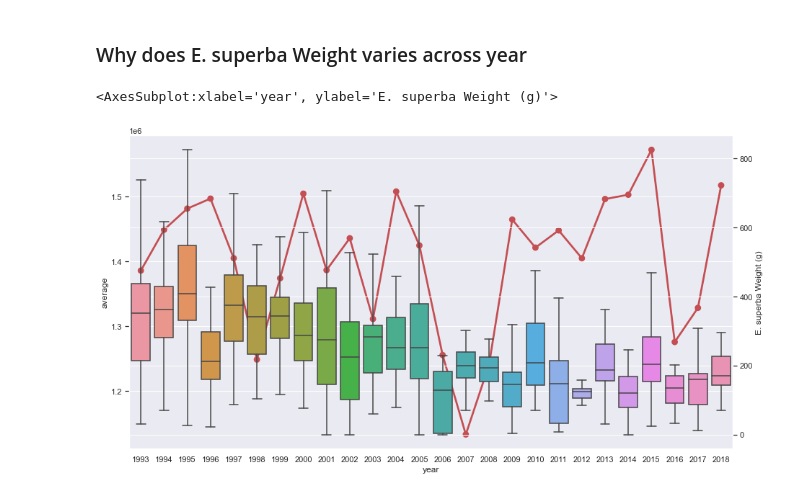
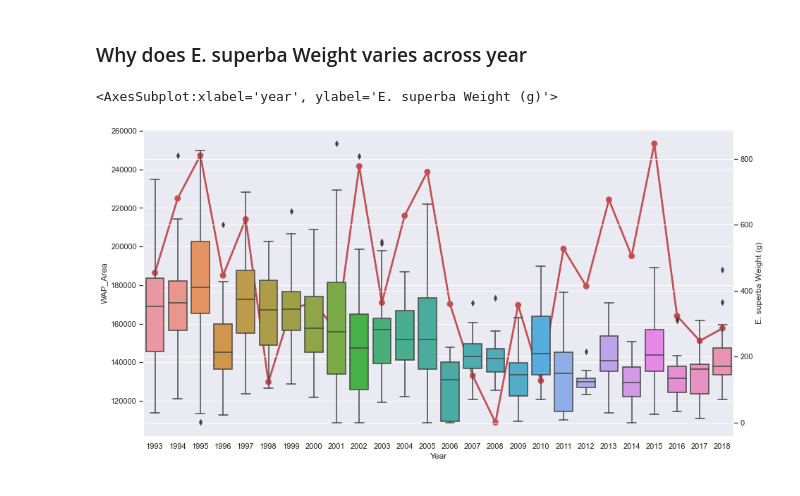
Before and after one commit to cynthiadwq/IDS-final-project, a Jupyter notebook: EDA/diet-EDA.ipynb, the cells around one changed output. Drawn from its saved outputs; the diff is of its cells as text; code cells hidden in the pictures.

Commit message:
diet composition EDA

```diff
--- a/EDA/diet-EDA.ipynb
+++ b/EDA/diet-EDA.ipynb
@@ -5,9 +5,9 @@
 # %%
 import pandas as pd
 
-metadata = pd.read_csv("Dataset/Adelie Penguin Diet Metadata.csv")
-composition = pd.read_csv("Dataset/Adelie Penguin Diet Composition.csv")
-ice = pd.read_csv("Dataset/sea ice in Bell-Amundsen-Extent.csv")
+metadata = pd.read_csv("Adelie Penguin Diet Metadata.csv")
+composition = pd.read_csv("Adelie Penguin Diet Composition.csv")
+ice = pd.read_csv("Annual Sea Ice.csv")
 # %% [markdown]
 ### Join metadata and diet composition table
 # %%
@@ -33,4 +35,5 @@ raw['month'] = raw['Date'].dt.month.fillna(0.0).astype(int)
 ### process sea ice data set
 # %%
 # filter out data from the years that have penguin data
-ice = ice[(ice["year"] >= 1993) & (ice["year"] <= 2018)].reset_index(drop=True)
+ice = ice[(ice["Year"] >= 1993) & (ice["Year"] <= 2018)].reset_index(drop=True)
+ice
@@ -37,3 +58,7 @@ ice = ice[(ice["year"] >= 1993) & (ice["year"] <= 2018)].reset_index(drop=True)
-# %%
-# add one column that records the average ice extent of that year
-ice["average"] = ice.iloc[:, 1:12].mean(axis=1)
+# %%
+import matplotlib.pyplot as plt
+import seaborn as sns
+import numpy as np
+
+plot_data = ice.set_index("Year")
+sns.lineplot(data=plot_data)
@@ -100,9 +126,9 @@ Text(0.5, 1.0, 'T. macrura Weight (g) vs month')
 ### Why does E. superba Weight varies across year
 # %%
 plot_data = raw[raw["year"] != 0]
-sns.pointplot(data=ice, x="year", y="average", color='r')
+sns.pointplot(data=ice, x="Year", y="WAP_Area", color='r')
 ax2 = plt.twinx()
 sns.boxplot(x="year", y="E. superba Weight (g)", data=plot_data, ax=ax2)
 # %% [output]
 <AxesSubplot:xlabel='year', ylabel='E. superba Weight (g)'>
-[figure, old version]
+[figure, new version]
```
Also changed, not shown: parts of 9 cells of this notebook, 6 other files.
